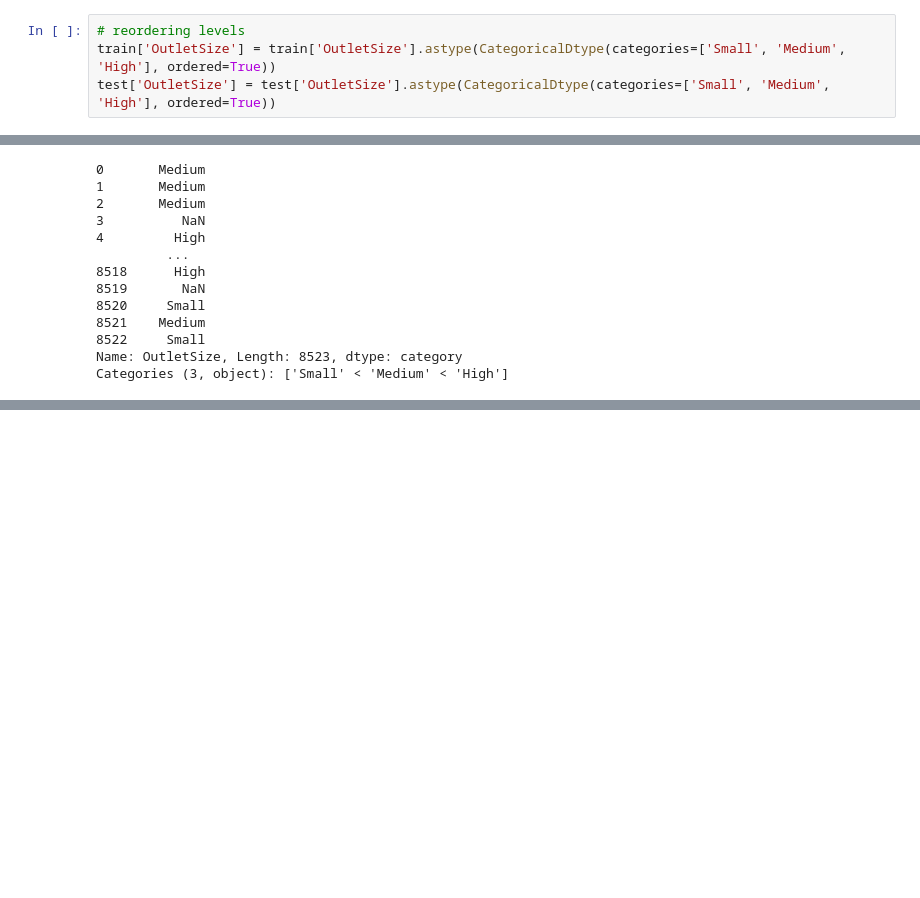
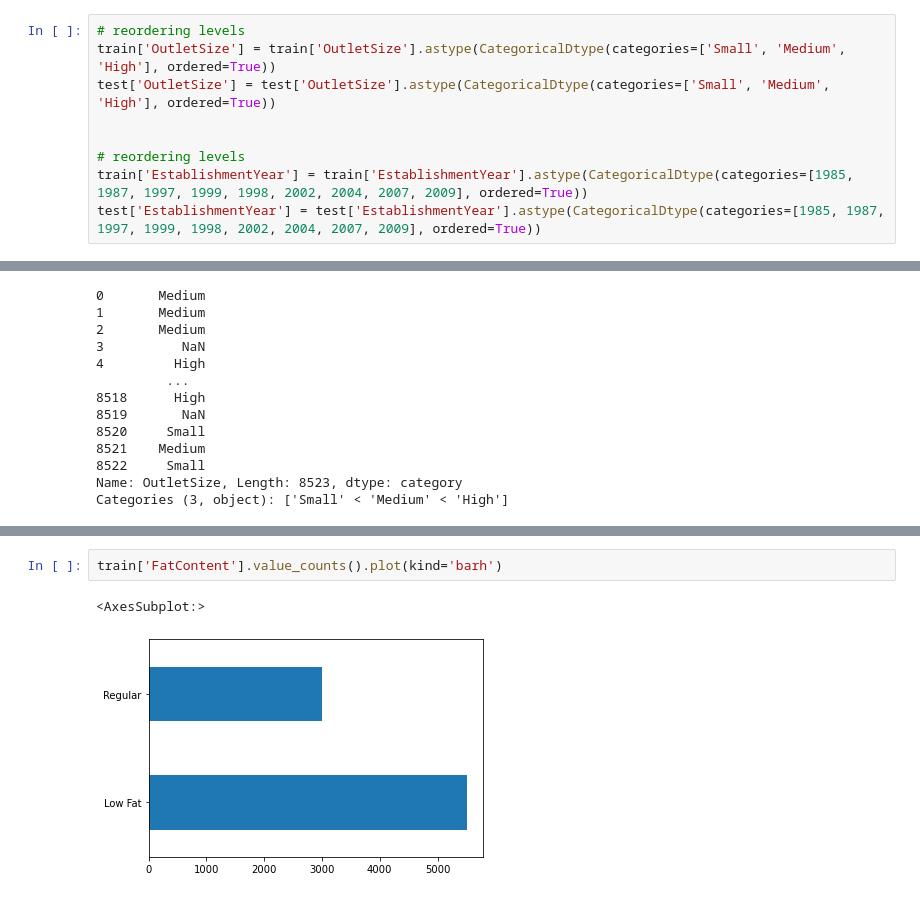
Before and after one commit to rafal-mokrzycki/Big-Mart-Sales, a Jupyter notebook: big_mart_sales_analysis.ipynb, the cells around one changed output, grey strips where cells are left out. Saved outputs shown, nothing was run; the diff lists cells and outputs as text; blank space fills up the shorter version.

```diff
--- a/big_mart_sales_analysis.ipynb
+++ b/big_mart_sales_analysis.ipynb
@@ -177,6 +187,11 @@ Categories (2, object): ['Low Fat', 'Regular']
 # reordering levels
 train['OutletSize'] = train['OutletSize'].astype(CategoricalDtype(categories=['Small', 'Medium', 'High'], ordered=True))
 test['OutletSize'] = test['OutletSize'].astype(CategoricalDtype(categories=['Small', 'Medium', 'High'], ordered=True))
+
+
+# reordering levels
+train['EstablishmentYear'] = train['EstablishmentYear'].astype(CategoricalDtype(categories=[1985, 1987, 1997, 1999, 1998, 2002, 2004, 2007, 2009], ordered=True))
+test['EstablishmentYear'] = test['EstablishmentYear'].astype(CategoricalDtype(categories=[1985, 1987, 1997, 1999, 1998, 2002, 2004, 2007, 2009], ordered=True))
 # %%
 train['OutletSize']
 # %% [output]
@@ -195,0 +227,5 @@ Categories (3, object): ['Small' < 'Medium' < 'High']
+# %%
+train['FatContent'].value_counts().plot(kind='barh')
+# %% [output]
+<AxesSubplot:>
+[figure, added]
```
Also changed, not shown: parts of 15 cells of this notebook.
